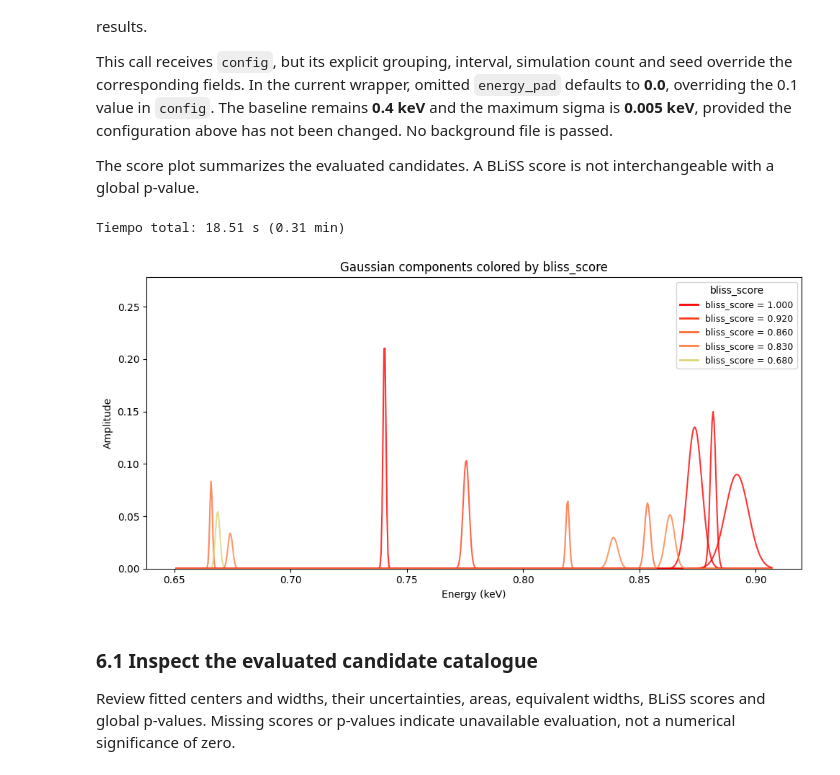
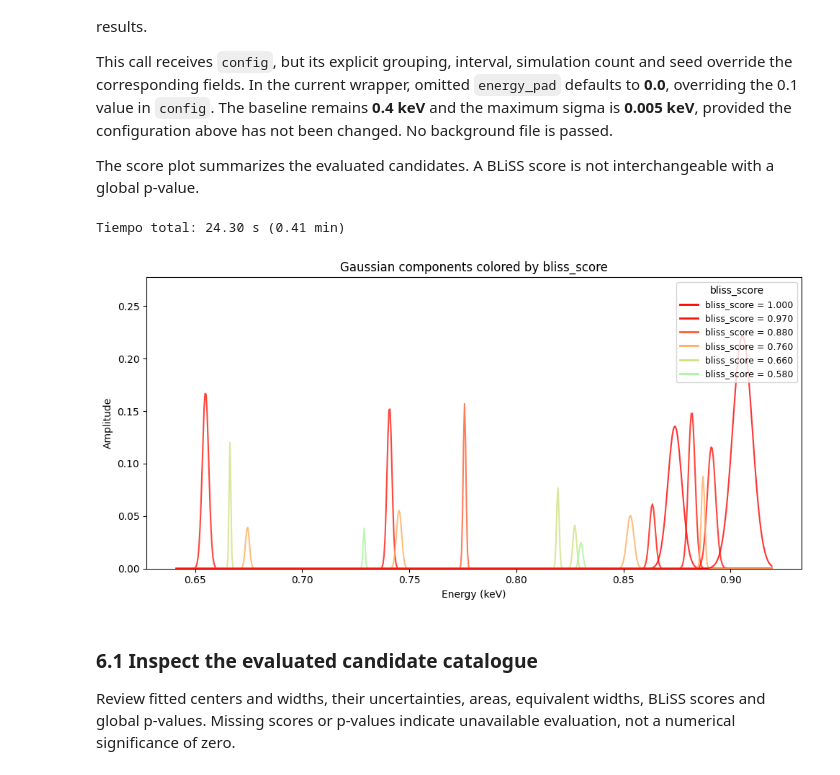
Before and after one commit to xragua/BLiSS, a Jupyter notebook: notebooks/Vela_x1_RGS.ipynb, the cells around one changed output. Drawn from its saved outputs; the diff is of its cells as text; code cells hidden in the pictures.

```diff
--- a/notebooks/Vela_x1_RGS.ipynb
+++ b/notebooks/Vela_x1_RGS.ipynb
@@ -400,29 +388,29 @@ The score plot summarizes the evaluated candidates. A BLiSS score is not interch
 # %%
 # Evaluated search: these keyword arguments override the supplied config.
 # No background is passed; the wrapper also defaults energy_pad to zero.
 en1, en2 = 0.62, 0.92
 
 inicio = perf_counter()
 
 candidate_lines_evaluated = find_candidate_lines(
     pha=pha,
     rmf=rmf,
     rebin_method="bins",
-    rebin_scale=3,
+    rebin_scale=2,
     en1=en1,
     en2=en2,
     num_synthetic_simulations=100,
     synthetic_seed=1,
     config=config
 )
 
 tiempo = perf_counter() - inicio
 
 print(f"Tiempo total: {tiempo:.2f} s ({tiempo / 60:.2f} min)")
 plot_bliss_score(candidate_lines_evaluated)
 # %% [output]
-Tiempo total: 18.51 s (0.31 min)
+Tiempo total: 24.30 s (0.41 min)
-[figure, old version]
+[figure, new version]
 # %% [markdown]
 ### 6.1 Inspect the evaluated candidate catalogue
 
```
Also changed, not shown: parts of 7 cells of this notebook.
